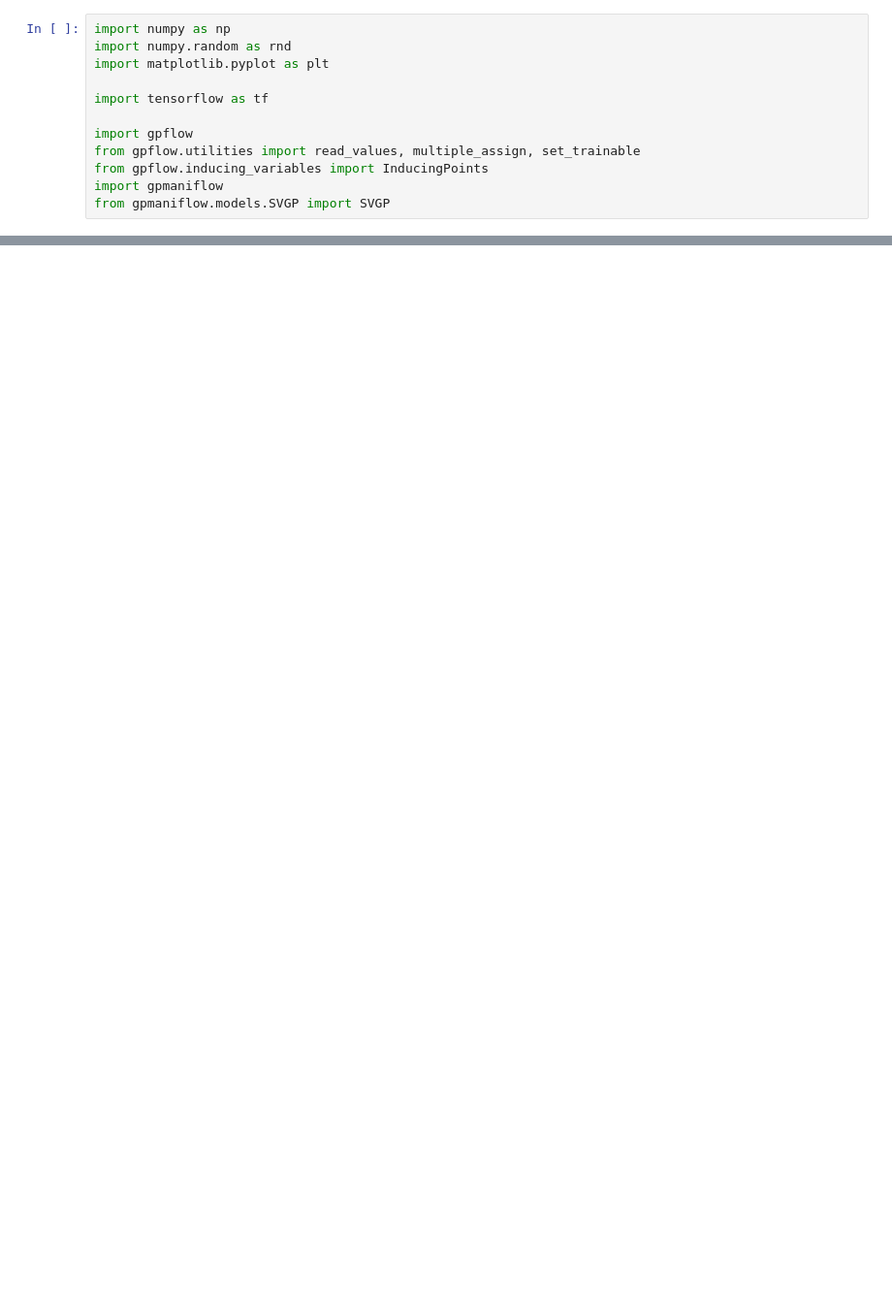
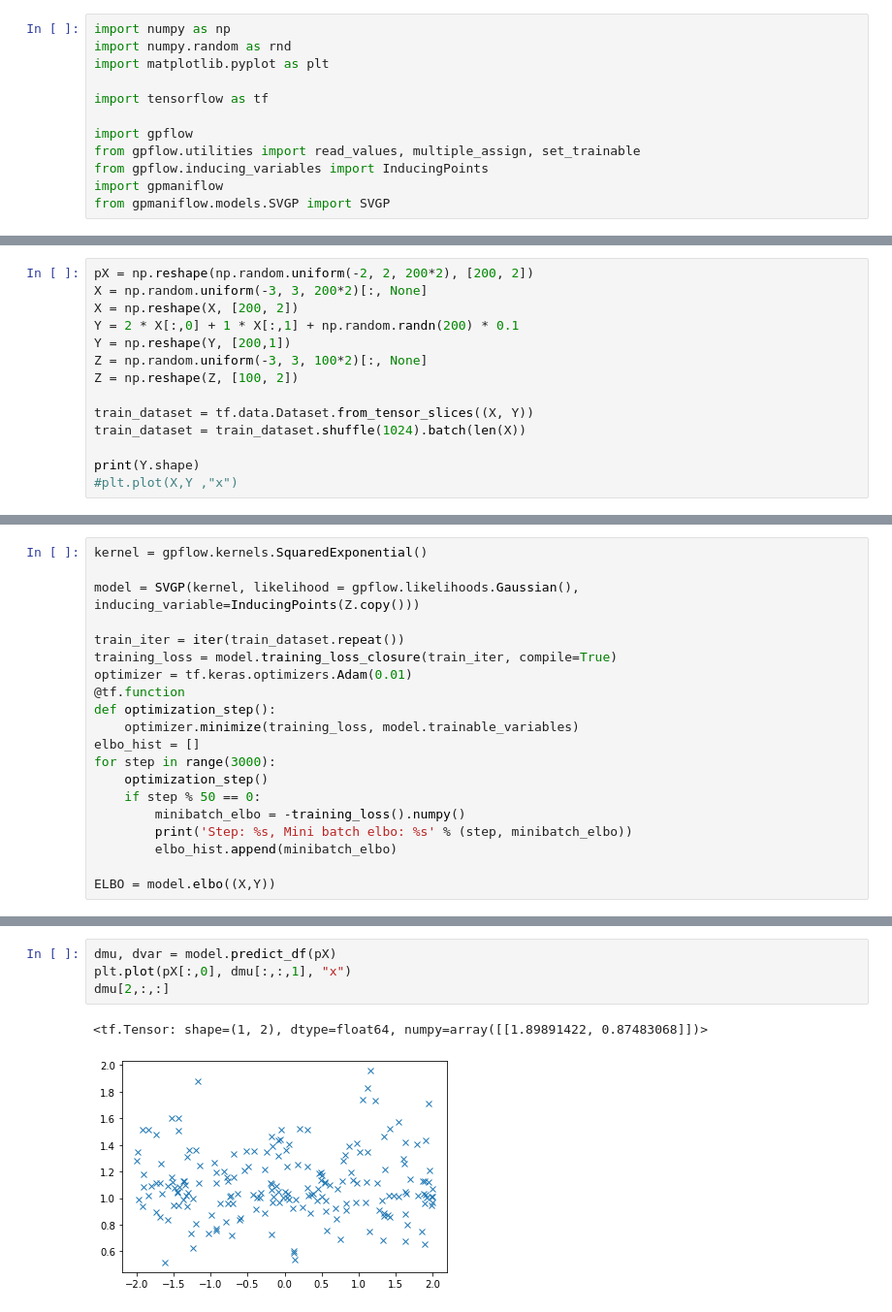
Before and after one commit to JorgensenMart/gpmaniflow, a Jupyter notebook: notebooks/Untitled.ipynb, the cells around one changed output, grey strips where cells are left out. Shown: that part at 97% size. Saved outputs shown, nothing was run; the diff lists cells and outputs as text; blank space fills up the shorter version.

```diff
--- a/notebooks/Untitled.ipynb
+++ b/notebooks/Untitled.ipynb
@@ -74,0 +80,14 @@ AttributeError: 'tensorflow.python.framework.ops.EagerTensor' object has no attr
+# %%
+pX = np.reshape(np.random.uniform(-2, 2, 200*2), [200, 2])
+X = np.random.uniform(-3, 3, 200*2)[:, None]
+X = np.reshape(X, [200, 2])
+Y = 2 * X[:,0] + 1 * X[:,1] + np.random.randn(200) * 0.1
+Y = np.reshape(Y, [200,1])
+Z = np.random.uniform(-3, 3, 100*2)[:, None]
+Z = np.reshape(Z, [100, 2])
+
+train_dataset = tf.data.Dataset.from_tensor_slices((X, Y))
+train_dataset = train_dataset.shuffle(1024).batch(len(X))
+
+print(Y.shape)
+#plt.plot(X,Y ,"x")
@@ -74,0 +98,20 @@ AttributeError: 'tensorflow.python.framework.ops.EagerTensor' object has no attr
+# %%
+kernel = gpflow.kernels.SquaredExponential()
+
+model = SVGP(kernel, likelihood = gpflow.likelihoods.Gaussian(), inducing_variable=InducingPoints(Z.copy()))
+
+train_iter = iter(train_dataset.repeat())
+training_loss = model.training_loss_closure(train_iter, compile=True)
+optimizer = tf.keras.optimizers.Adam(0.01)
+@tf.function
+def optimization_step():
+    optimizer.minimize(training_loss, model.trainable_variables)
+elbo_hist = []
+for step in range(3000):
+    optimization_step()
+    if step % 50 == 0:
+        minibatch_elbo = -training_loss().numpy()
+        print('Step: %s, Mini batch elbo: %s' % (step, minibatch_elbo))
+        elbo_hist.append(minibatch_elbo)
+
+ELBO = model.elbo((X,Y))
@@ -74,0 +136,7 @@ AttributeError: 'tensorflow.python.framework.ops.EagerTensor' object has no attr
+# %%
+dmu, dvar = model.predict_df(pX)
+plt.plot(pX[:,0], dmu[:,:,1], "x")
+dmu[2,:,:]
+# %% [output]
+<tf.Tensor: shape=(1, 2), dtype=float64, numpy=array([[1.89891422, 0.87483068]])>
+[figure, added]
```
Also changed, not shown: parts of 9 cells of this notebook, 4 other files.
